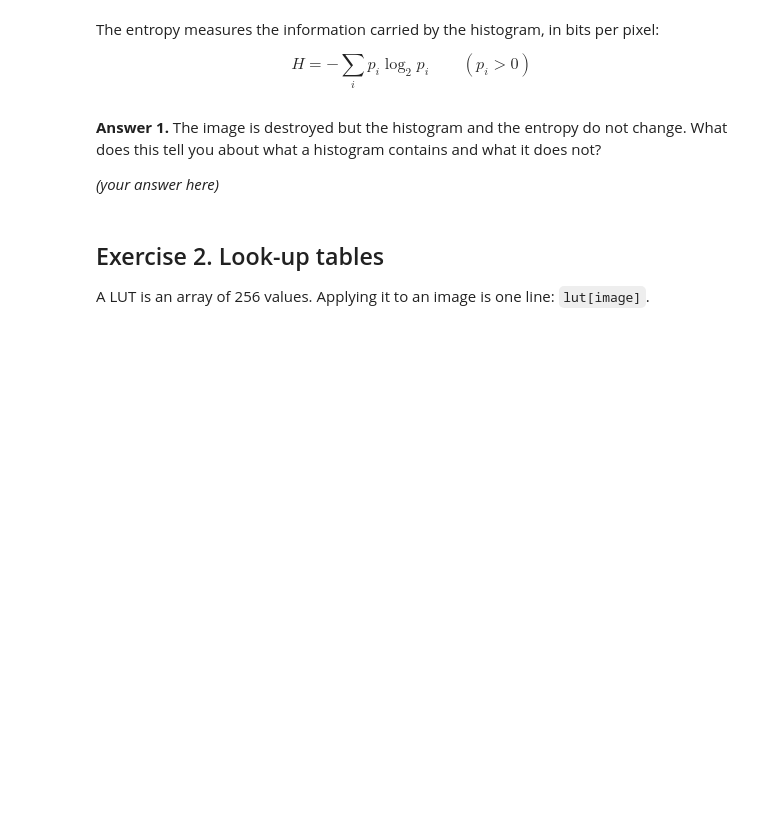
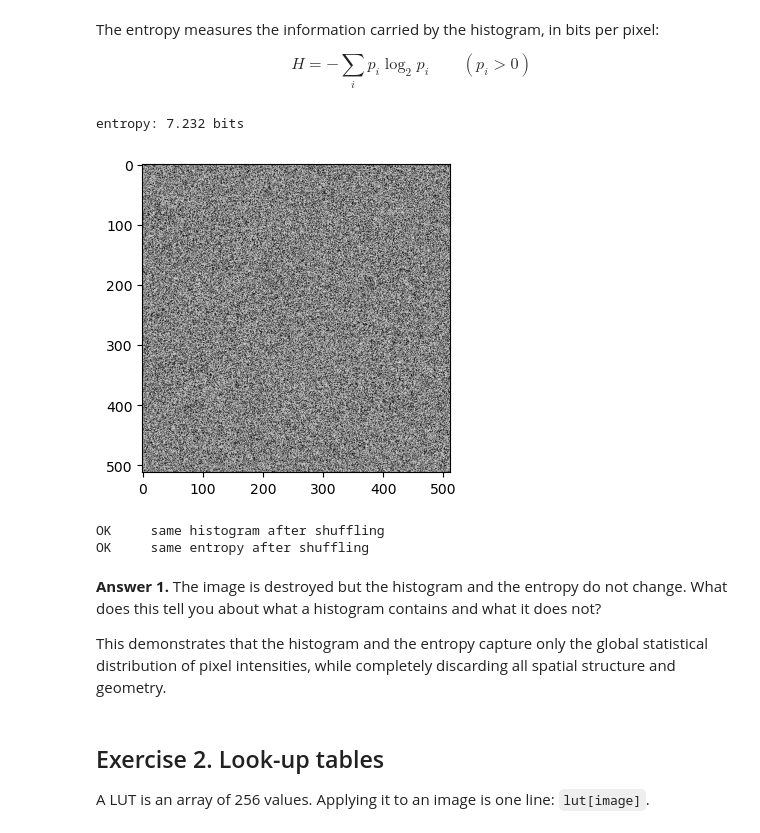
Before and after one commit to julsegqui/INFO-H500-PRACTICE, a Jupyter notebook: Lab2_Histrograms_and_colour/Lab2_Histograms_and_colour.ipynb, the cells around one changed output. Cells and saved outputs as stored; diff of their text form; code cells hidden in the pictures; blank space fills up the shorter version.

```diff
--- a/Lab2_Histrograms_and_colour/Lab2_Histograms_and_colour.ipynb
+++ b/Lab2_Histrograms_and_colour/Lab2_Histograms_and_colour.ipynb
@@ -47,24 +58,30 @@ $$H = -\sum_i p_i \log_2 p_i \qquad (p_i > 0)$$
 # %%
 def entropy(p):
     p = p[p > 0]
     return -np.sum(p * np.log2(p))
 
 H = entropy(p)
 print('entropy: %.3f bits' % H)
 
 # shuffle the pixels of the image (np.random.default_rng(0).permutation on the flat array, then reshape)
-# Your code here
+shuffled = np.random.default_rng(0).permutation(camera.ravel()).reshape(camera.shape)
+
 
 plt.figure(figsize=(4, 4))
 plt.imshow(shuffled, cmap='gray')
 plt.show()
 p2 = np.bincount(shuffled.ravel(), minlength=256) / camera.size
 check('same histogram after shuffling', np.allclose(p, p2))
 check('same entropy after shuffling', np.isclose(H, entropy(p2)))
+# %% [output]
+entropy: 7.232 bits
+[figure, added]
+OK     same histogram after shuffling
+OK     same entropy after shuffling
 # %% [markdown]
 **Answer 1.** The image is destroyed but the histogram and the entropy do not change. What does this tell you about what a histogram contains and what it does not?
 
-*(your answer here)*
+This demonstrates that the histogram and the entropy capture only the global statistical distribution of pixel intensities, while completely discarding all spatial structure and geometry.
 # %% [markdown]
 ## Exercise 2. Look-up tables
 
```
Also changed, not shown: parts of 8 cells of this notebook.
